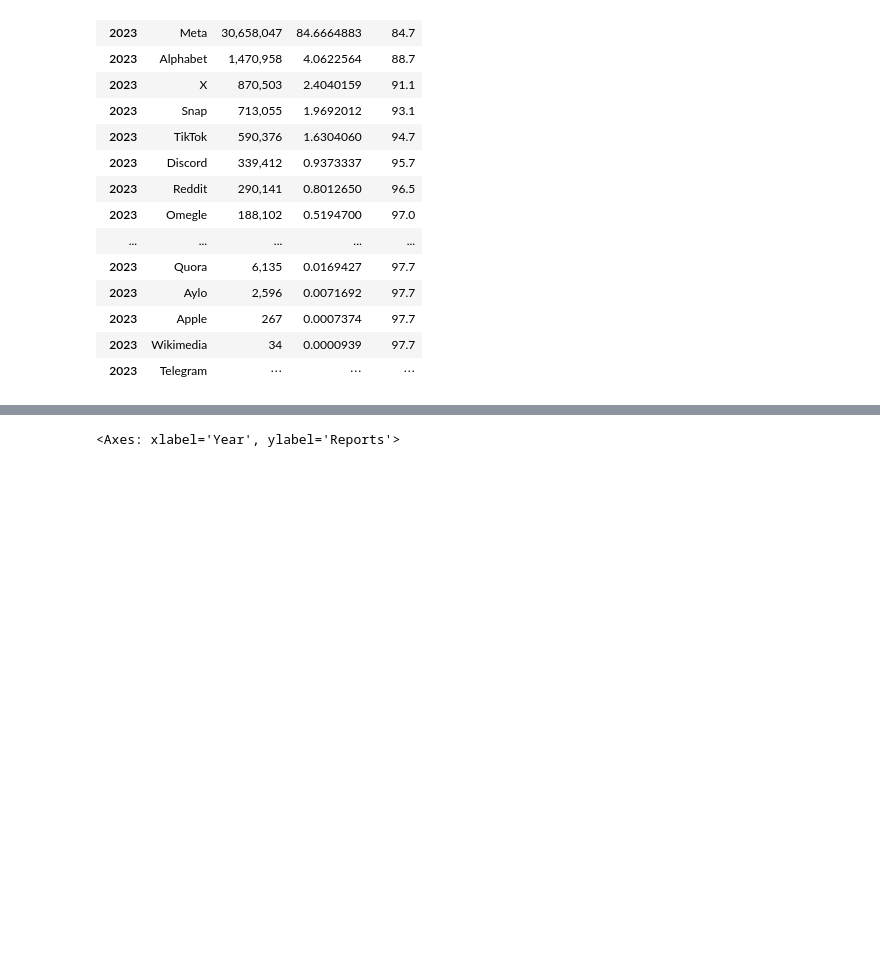
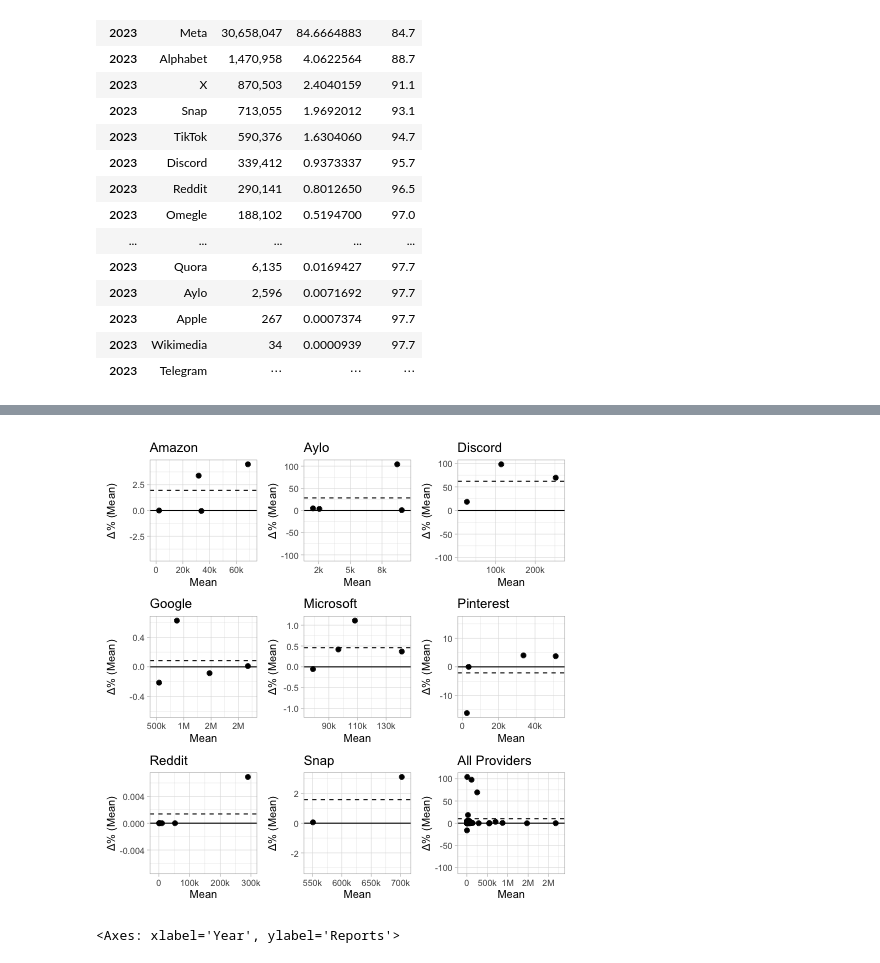
Before and after one commit to apparebit/diaphanous, a Jupyter notebook: analysis/platform.ipynb, the cells around one changed output, grey strips where cells are left out. Cells and saved outputs as stored; diff of their text form; code cells hidden in the pictures; blank space fills up the shorter version.

```diff
--- a/analysis/platform.ipynb
+++ b/analysis/platform.ipynb
@@ -268,0 +410,86 @@ Aylo
+# %%
+%%R -i RLIB
+
+.libPaths(RLIB)
+
+library(dplyr)
+library(ggplot2)
+library(patchwork)
+library(scales)
+library(purrr)
+
+data_path <- function(csv_name) {
+  return(normalizePath(sprintf("../data/%s.csv", csv_name)))
+}
+
+format_mean_zero <- number_format()
+format_mean_kilo <- number_format(scale=0.001, suffix="k")
+format_mean_mega <- number_format(scale=0.000001, suffix="M")
+format_mean <- function(x) {
+  dplyr::case_when(
+    is.na(x) ~ "",
+    x == 0 ~ format_mean_zero(x),
+    x < 1000000 ~ format_mean_kilo(x),
+    TRUE ~ format_mean_mega(x)
+  )
+}
+
+format_all_means <- function(xs) map(xs, format_mean)
+
+plot_percent_diff_over_mean <- function(data, title) {
+  data <- data |>
+    group_by(id) |>
+    summarize(Mean = mean(count), Diff = combn(count, diff, m=2)) |>
+    mutate(PctDiff = Diff / Mean * 100)
+
+  ymax <- max(abs(data$PctDiff))
+  ymean <- mean(data$PctDiff)
+  xmax <- max(data$Mean)
+  xmin <- min(data$Mean)
+  xrange <- xmax - xmin
+
+  graph <- ggplot(data = data, aes(x=Mean,y=(PctDiff))) +
+    geom_point(size=2) +
+    xlim(xmin - 0.05 * xrange, xmax + 0.05 * xrange) +
+    ylim(ymax * (-1), ymax) +
+    geom_hline(yintercept = 0) +
+    geom_hline(yintercept = ymean, linetype = "dashed") +
+    xlab("Mean") +
+    ylab("Δ% (Mean)") +
+    labs(title = title)
+
+  graph$scales$scales[[1]]$labels <- format_all_means
+  graph$scales$scales[[2]]$labels <- comma_format()
+
+  graph <- graph + theme_light() #linedraw()
+  return(graph)
+}
+
+per_provider_data <- read.csv(data_path("comparable-reports-by-provider"))
+providers <- unique(per_provider_data$topic)
+ba_plots <- vector("list", length(providers) + 1)
+
+index <- 0
+for (provider in providers) {
+  index <- index + 1
+
+  print("----------------------------------------------------------------------------")
+  print(sprintf("Processing %s", provider))
+  provider.data <- per_provider_data |>
+    filter(topic == provider) |>
+    rename(id = year)
+  ba_plots[[index]] <- plot_percent_diff_over_mean(provider.data, provider)
+}
+
+print("----------------------------------------------------------------------------")
+all_data <- read.csv(data_path("comparable-reports"))
+ba_plots[[length(providers) + 1]] <- plot_percent_diff_over_mean(
+  all_data,
+  "All Providers"
+)
+
+# Combine plots into 3x3 grid and display grid
+grid <- wrap_plots(ba_plots, ncol=3)
+print(grid)
+ggsave("../figure/comparable-reports.svg", grid, width=7, height=7)
+# %% [output]
@@ -268,0 +531 @@ Aylo
+[figure, added]
```
Also changed, not shown: parts of 12 cells of this notebook, 8 other files.
